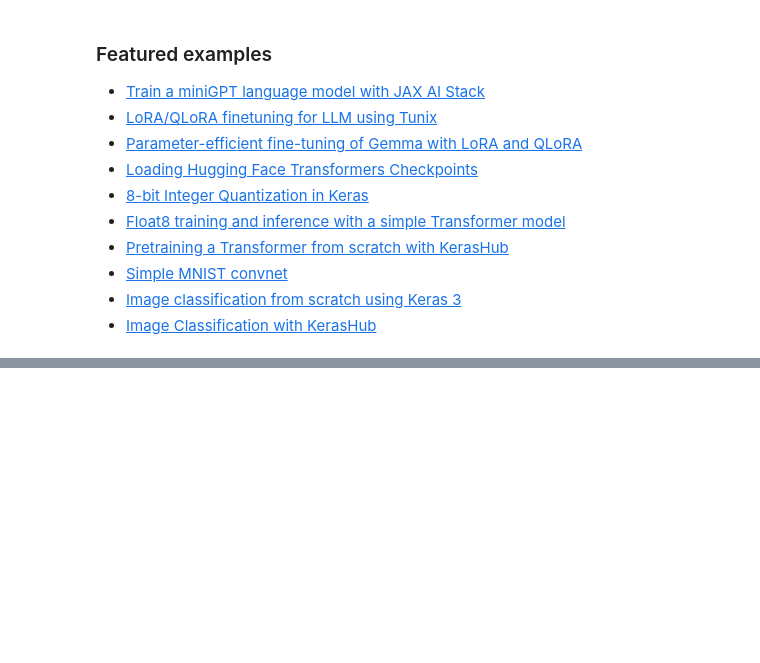
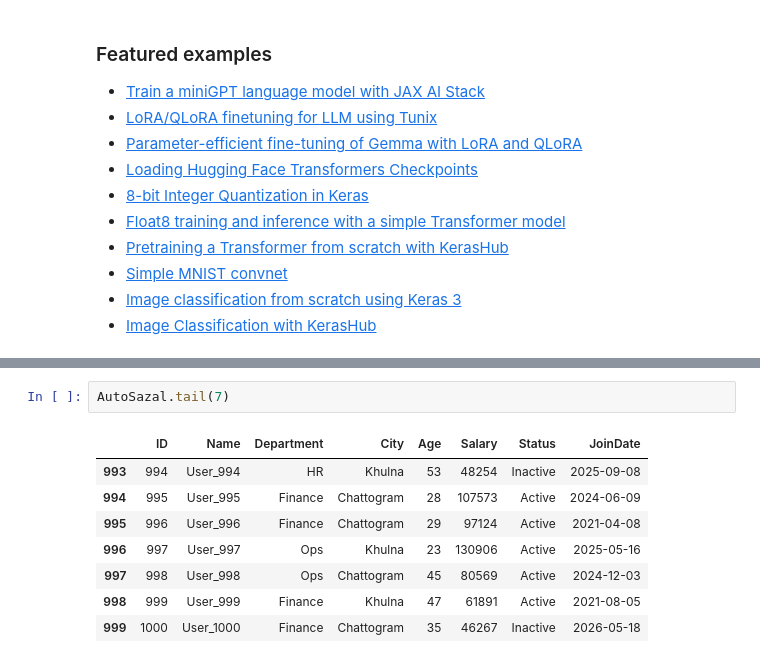
Before and after one commit to SazalMahmud/-Multiple-Jobs-with-Dependencies, a Jupyter notebook: Welcome_To_Colab.ipynb, the cells around one changed output, grey strips where cells are left out. Cells and saved outputs as stored; diff of their text form; blank space fills up the shorter version.

```diff
--- a/Welcome_To_Colab.ipynb
+++ b/Welcome_To_Colab.ipynb
@@ -222,0 +267,11 @@ print(df.head())
+# %%
+AutoSazal.tail(7)
+# %% [output]
+|  | ID | Name | Department | City | Age | Salary | Status | JoinDate |
+| 993 | 994 | User_994 | HR | Khulna | 53 | 48254 | Inactive | 2025-09-08 |
+| 994 | 995 | User_995 | Finance | Chattogram | 28 | 107573 | Active | 2024-06-09 |
+| 995 | 996 | User_996 | Finance | Chattogram | 29 | 97124 | Active | 2021-04-08 |
+| 996 | 997 | User_997 | Ops | Khulna | 23 | 130906 | Active | 2025-05-16 |
+| 997 | 998 | User_998 | Ops | Chattogram | 45 | 80569 | Active | 2024-12-03 |
+| 998 | 999 | User_999 | Finance | Khulna | 47 | 61891 | Active | 2021-08-05 |
+| 999 | 1000 | User_1000 | Finance | Chattogram | 35 | 46267 | Inactive | 2026-05-18 |
```
Also changed, not shown: parts of 4 cells of this notebook.
